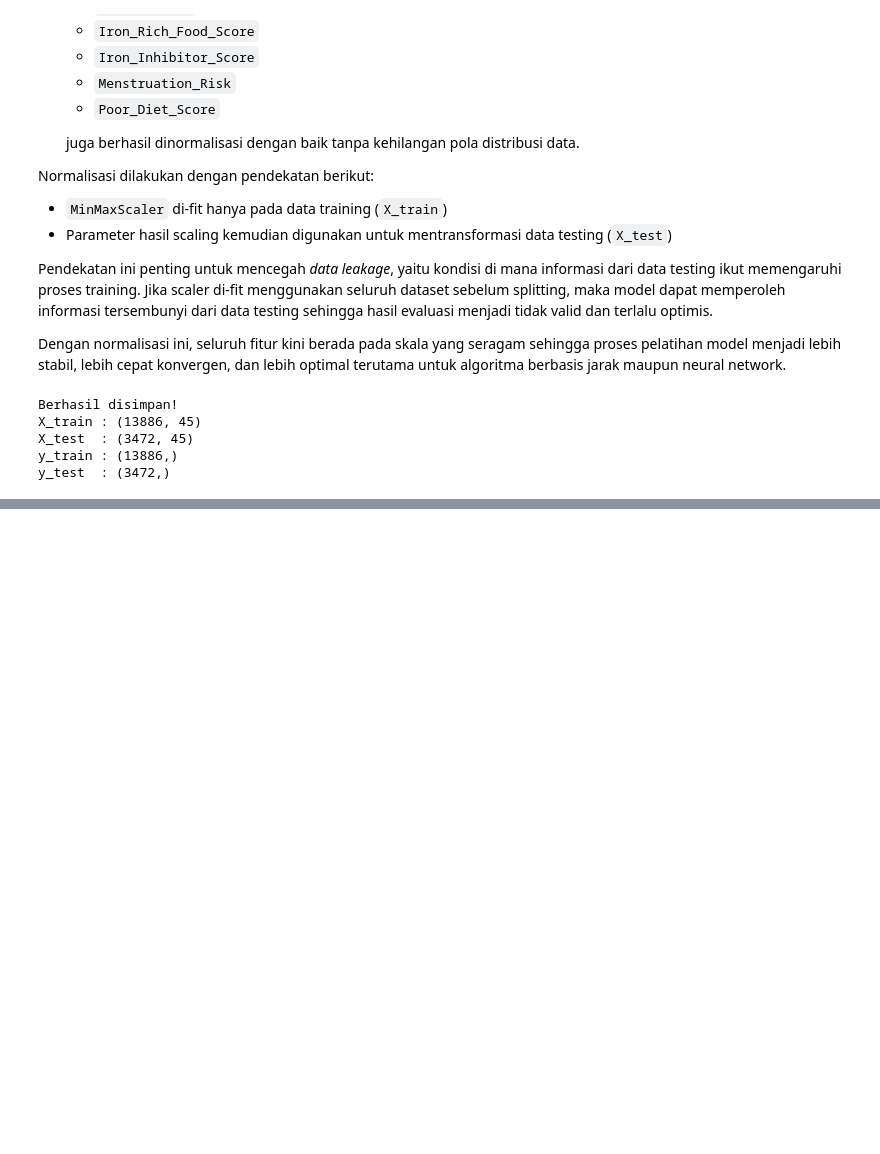
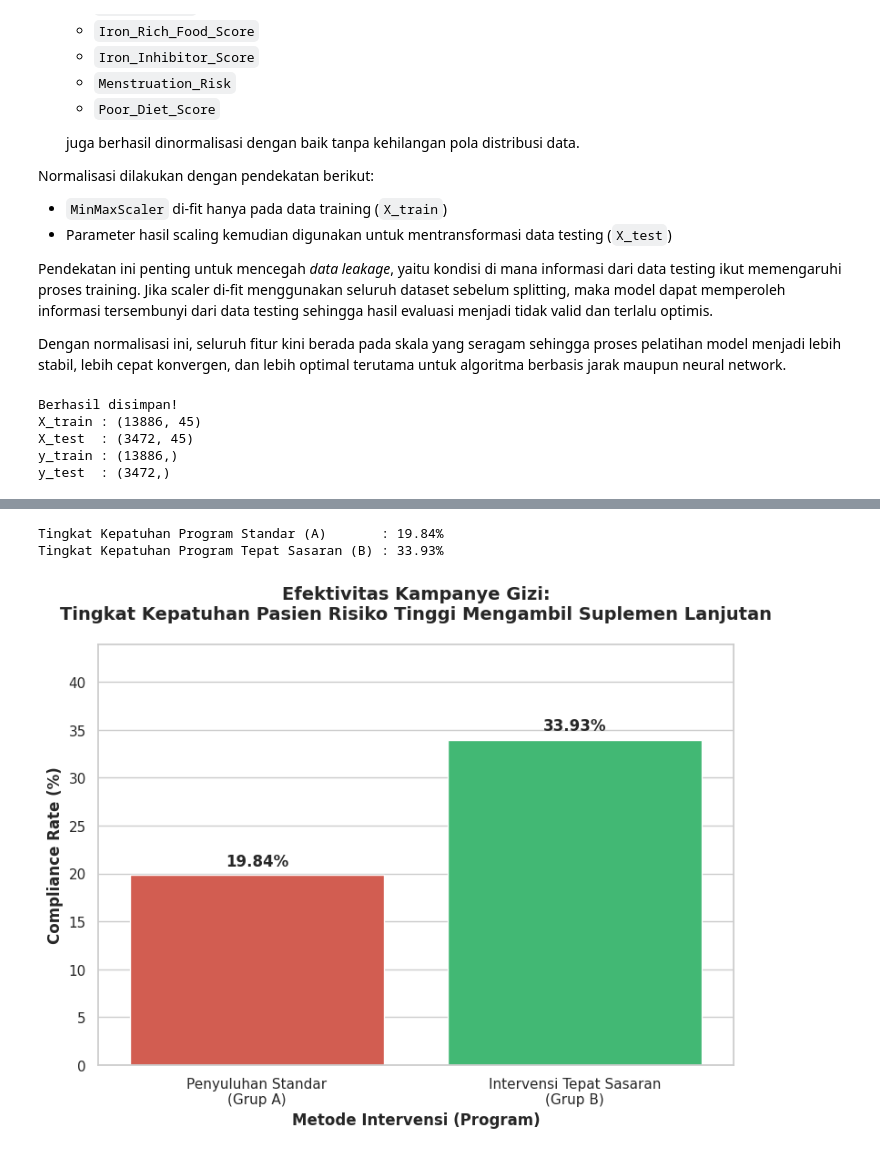
Before and after one commit to PriadiCuanda-231401058/Capstone-Project-Eye-Nemia, a Jupyter notebook: Eye_nemia.ipynb, the cells around one changed output, grey strips where cells are left out. Cells and saved outputs as stored; diff of their text form; code cells hidden in the pictures; blank space fills up the shorter version.

```diff
--- a/Eye_nemia.ipynb
+++ b/Eye_nemia.ipynb
@@ -2743,0 +2806,32 @@ y_test  : (3472,)
+# %%
+# 1. Menghitung Compliance Rate (Tingkat Kepatuhan/Konversi) per grup
+compliance_rates = df_high_risk.groupby('Program_Group')['Compliance_Status'].mean() * 100
+
+print(f"Tingkat Kepatuhan Program Standar (A)       : {compliance_rates['A_Standar']:.2f}%")
+print(f"Tingkat Kepatuhan Program Tepat Sasaran (B) : {compliance_rates['B_Tepat_Sasaran']:.2f}%\n")
+
+# 2. Membuat Visualisasi Bar Plot
+plt.figure(figsize=(9, 6))
+sns.set_theme(style="whitegrid")
+
+ax = sns.barplot(
+    x=['Penyuluhan Standar\n(Grup A)', 'Intervensi Tepat Sasaran\n(Grup B)'],
+    y=compliance_rates.values,
+    palette=['#e74c3c', '#2ecc71']
+)
+
+plt.title('Efektivitas Kampanye Gizi:\nTingkat Kepatuhan Pasien Risiko Tinggi Mengambil Suplemen Lanjutan',
+          fontsize=14, fontweight='bold', pad=20)
+plt.xlabel('Metode Intervensi (Program)', fontsize=12, fontweight='bold')
+plt.ylabel('Compliance Rate (%)', fontsize=12, fontweight='bold')
+plt.ylim(0, max(compliance_rates.values) + 10)
+
+# Menambahkan anotasi persentase di atas bar
+for i, v in enumerate(compliance_rates.values):
+    ax.text(i, v + 1, f"{v:.2f}%", ha='center', fontweight='bold', fontsize=12)
+
+plt.show()
+# %% [output]
+Tingkat Kepatuhan Program Standar (A)       : 19.84%
+Tingkat Kepatuhan Program Tepat Sasaran (B) : 33.93%
+[figure, added]
```
Also changed, not shown: parts of 5 cells of this notebook.
